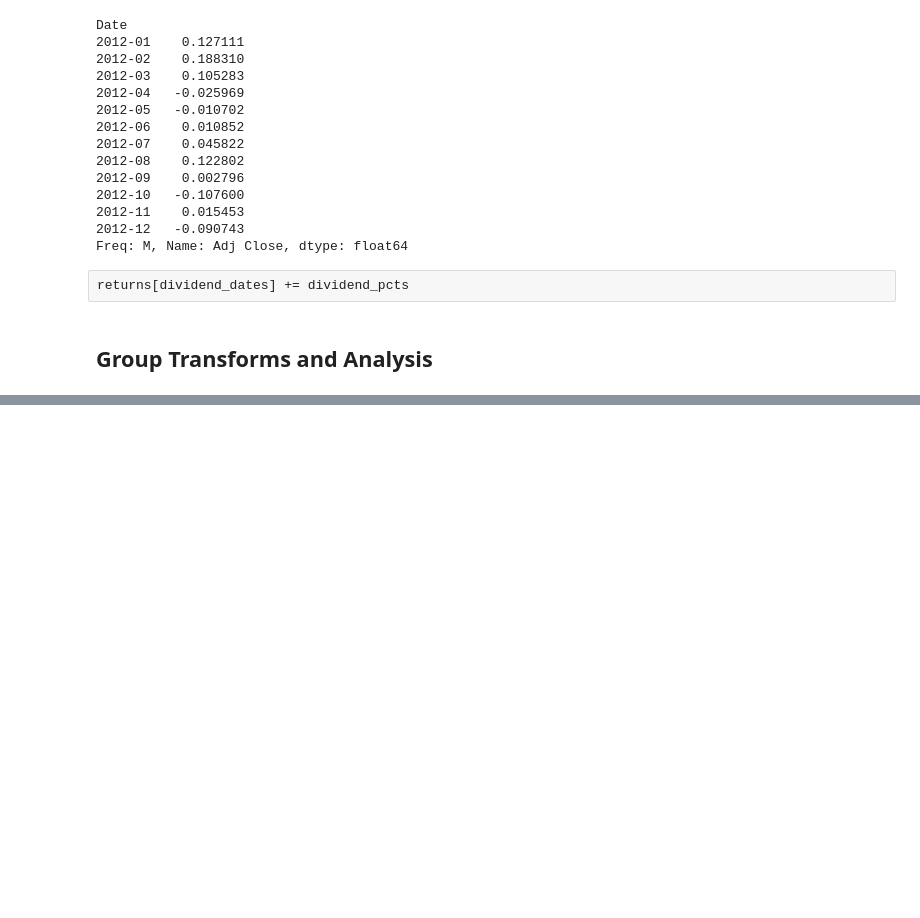
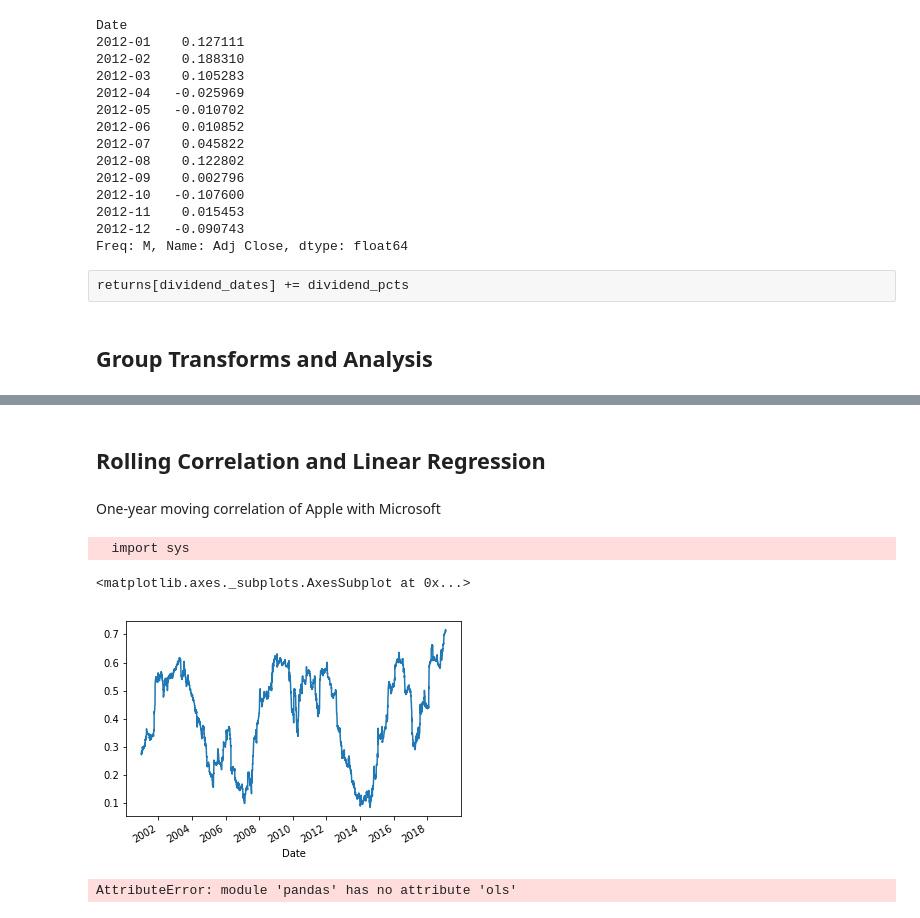
Before and after one commit to kevin11h/Python-for-Data-Analysis, a Jupyter notebook: Chapter-11-Financial-and-Economic-Data-Applications/Financial and Economic Data Applications.ipynb, the cells around one changed output, grey strips where cells are left out. Cells and saved outputs as stored; diff of their text form; code cells hidden in the pictures; blank space fills up the shorter version.

```diff
--- a/Chapter-11-Financial-and-Economic-Data-Applications/Financial and Economic Data Applications.ipynb
+++ b/Chapter-11-Financial-and-Economic-Data-Applications/Financial and Economic Data Applications.ipynb
@@ -208,0 +261,2 @@ by_industry.describe()
+# %%
+data = data.get_data_yahoo('SPY', '2006-01-01')
@@ -208,0 +411,22 @@ by_industry.describe()
+# %% [markdown]
+## Rolling Correlation and Linear Regression
+# %% [markdown]
+One-year moving correlation of Apple with Microsoft
+# %%
+aapl = data.get_data_yahoo('AAPL', '2000-01-01')['Adj Close']
+msft = data.get_data_yahoo('MSFT', '2000-01-01')['Adj Close']
+
+aapl_rets = aapl.pct_change()
+msft_rets = msft.pct_change()
+
+pd.rolling_corr(aapl_rets, msft_rets, 250).plot()
+# %% [output]
+  import sys
+<matplotlib.axes._subplots.AxesSubplot at 0x...>
+[figure, added]
+# %%
+model = pd.ols(y=aapl_rets, x = {'MSFT': msft_rets}, window = 250)
+
+model.beta
+# %% [output]
+AttributeError: module 'pandas' has no attribute 'ols'
```
Also changed, not shown: parts of 28 cells of this notebook.
